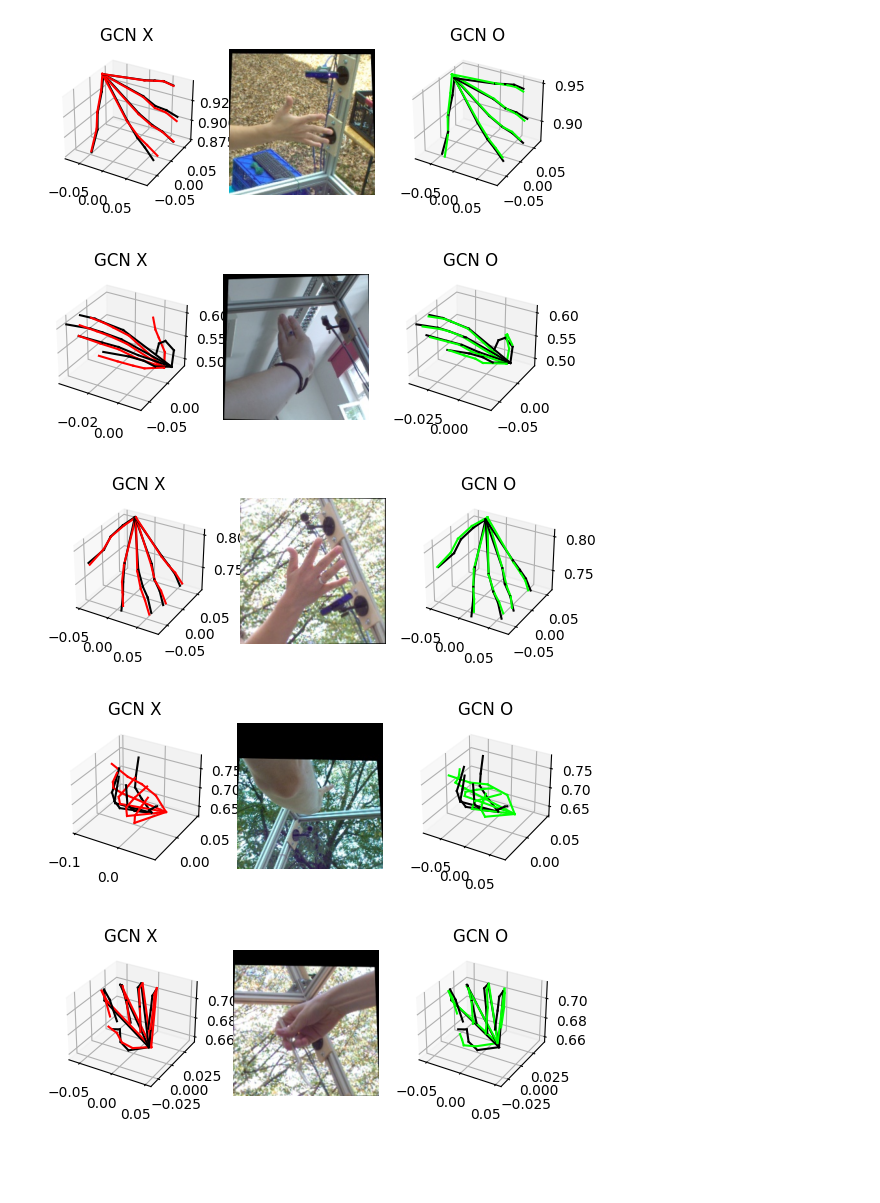
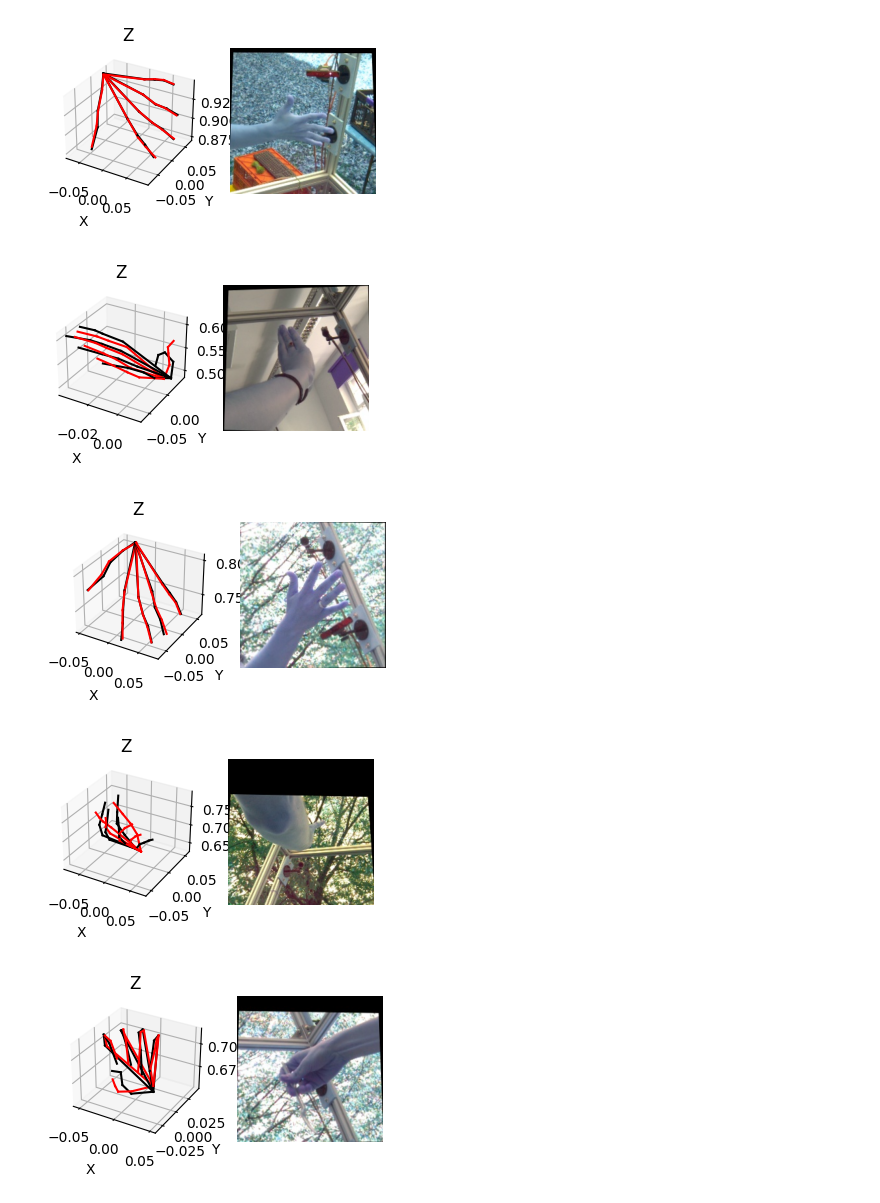
Before and after one commit to leejeongho3214/Synthetic-Hand-Dataset-Including-a-Forearm, a Jupyter notebook: src/tools/3d_visualize.ipynb, the cells around one changed output. Cells and saved outputs as stored; diff of their text form; code cells hidden in the pictures; blank space fills up the shorter version.

```diff
--- a/src/tools/3d_visualize.ipynb
+++ b/src/tools/3d_visualize.ipynb
@@ -42,42 +1,51 @@ def align_w_scale(mtx1, mtx2, return_trafo=False):
+# %%
+import pickle5 as pickle
+from PIL import Image
+import json
+
+# with open('../../datasets/without_bg_revision/annotations/val/revision_data.pkl', 'rb') as f:
+#     meta = pickle.load(f)
+
+# with open('../../datasets/without_bg_revision/annotations/val/CISLAB_val_joint_3d.json') as f:
+#     meta = json.load(f)['0']
+
+# with open('../../datasets/without_bg_revision/annotations/val/CISLAB_val_data.json') as f:
+#     meta1 = json.load(f)
+
+with open("joint_3d.json") as f:
+    meta = json.load(f)
+
+idx = 0
 # %%
 from mpl_toolkits.mplot3d import axes3d
 import matplotlib.pyplot as plt
 import numpy as np
 import cv2
 
-# error = [1092, 2919, 2380, 2196, 2263, 3003, 3454, 3354, 2179, 1592]
-
 for idx in range(10):
-    gt = gt_list[idx]
-    pred1 = model1[idx]
-    pred2 = model2[idx]
-
-    pred1, pred2 = align_w_scale(gt, pred1), align_w_scale(gt, pred2)
+    gt = meta[idx][0]
+    pred = meta[idx][1]
     fig = plt.figure(dpi= 100)
     ax1 = fig.add_subplot(131, projection ='3d')
     ax2 = fig.add_subplot(132)
-    ax3 = fig.add_subplot(133, projection = '3d')
     parents = [-1, 0, 1, 2, 3, 0, 5, 6, 7, 0, 9, 10, 11, 0, 13, 14, 15, 0, 17, 18, 19]
 
-    for num in range(1, 21):
+    for num in range(1,21):
 
         # ax1.scatter(joint_3d[num][0], joint_3d[num][1], joint_3d[num][2], c = 'blue')
         ax1.plot([gt[num][0], gt[parents[num]][0]], [gt[num][1], gt[parents[num]][1]], [gt[num][2], gt[parents[num]][2]], c = np.array((0, 0, 0))/255.)
-        ax1.plot([pred1[num][0], pred1[parents[num]][0]], [pred1[num][1], pred1[parents[num]][1]], [pred1[num][2], pred1[parents[num]][2]], c = np.array((255, 0, 0))/255.)
-
-        ax3.plot([gt[num][0], gt[parents[num]][0]], [gt[num][1], gt[parents[num]][1]], [gt[num][2], gt[parents[num]][2]], c = np.array((0, 0, 0))/255.)
-        ax3.plot([pred2[num][0], pred2[parents[num]][0]], [pred2[num][1], pred2[parents[num]][1]], [pred2[num][2], pred2[parents[num]][2]], c = np.array((0, 255, 0))/255.)
+        ax1.plot([pred[num][0], pred[parents[num]][0]], [pred[num][1], pred[parents[num]][1]], [pred[num][2], pred[parents[num]][2]], c = np.array((255, 0, 0))/255.)
 
     img = cv2.imread(f'../../datasets/frei_test/evaluation/rgb/{str(idx).zfill(8)}.jpg')
-    img = cv2.cvtColor(img, cv2.COLOR_BGR2RGBA)
     ax2.imshow(img)
     ax2.set_axis_off()
-    ax1.set_title("GCN X")
-    ax3.set_title("GCN O")
+    ax1.set_xlabel("X")
+    ax1.set_ylabel("Y")
+    ax1.set_title("Z")
     plt.show()
 # %% [output]
-[figure, old version]
+[figure, new version]
-[figure, old version]
+[figure, new version]
-[figure, old version]
+[figure, new version]
-[figure, old version]
+[figure, new version]
-[figure, old version]
+[figure, new version]
```
Also changed, not shown: parts of 4 cells of this notebook, 21 other files.
